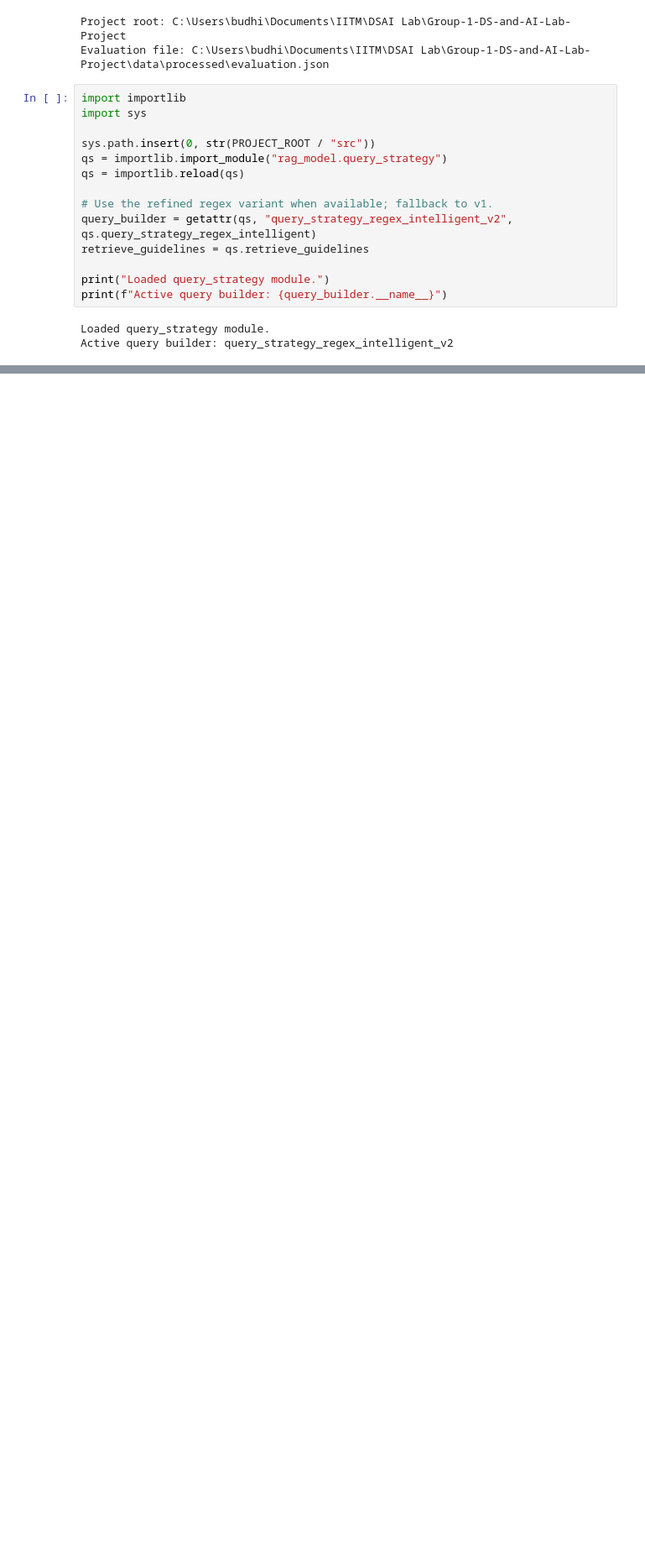
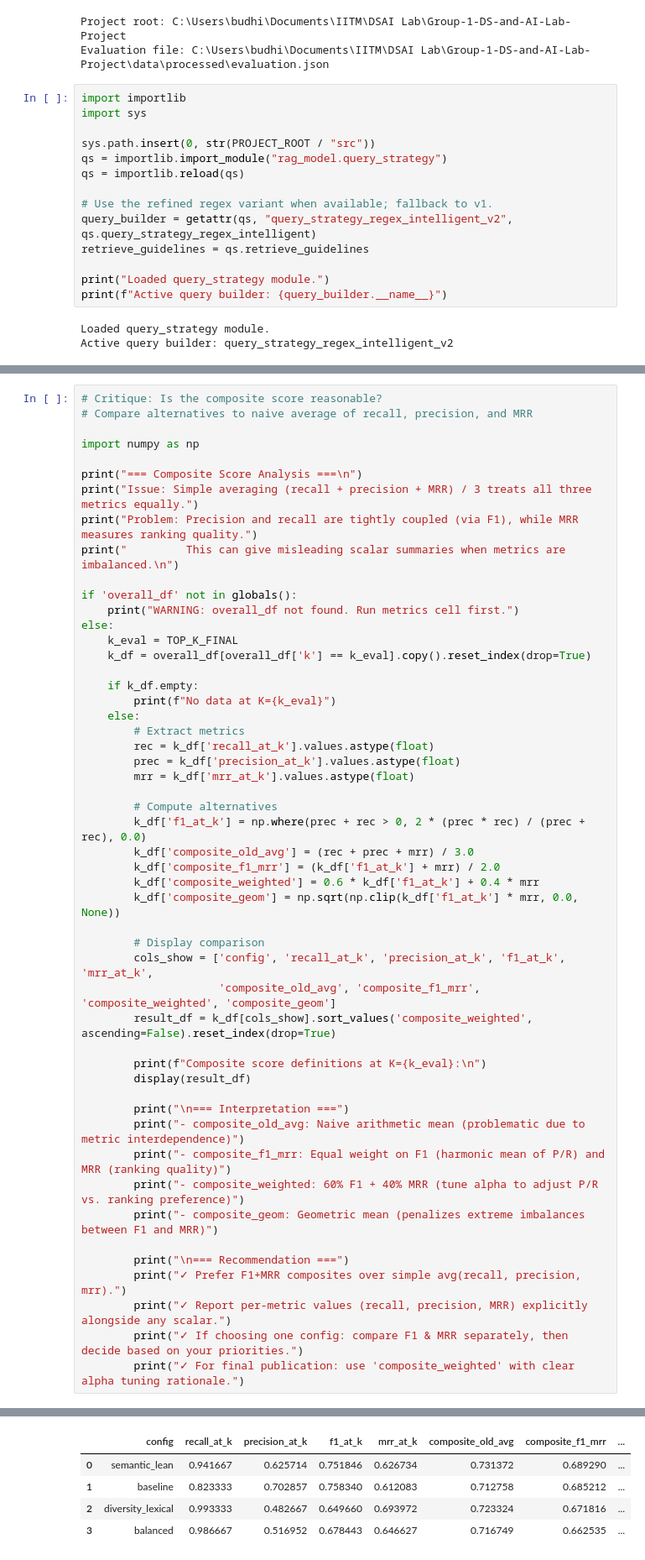
Before and after one commit to budhilnigam/Group-1-DS-and-AI-Lab-Project, a Jupyter notebook: notebooks/reranking_simple_comparison.ipynb, the cells around one changed output, grey strips where cells are left out. Shown at 84% size. Saved outputs shown, nothing was run; the diff lists cells and outputs as text; blank space fills up the shorter version.

```diff
--- a/notebooks/reranking_simple_comparison.ipynb
+++ b/notebooks/reranking_simple_comparison.ipynb
@@ -354,0 +705,52 @@ Saved outputs to: C:\Users\budhi\Documents\IITM\DSAI Lab\Group-1-DS-and-AI-Lab-P
+# %%
+# Critique: Is the composite score reasonable?
+# Compare alternatives to naive average of recall, precision, and MRR
+
+import numpy as np
+
+print("=== Composite Score Analysis ===\n")
+print("Issue: Simple averaging (recall + precision + MRR) / 3 treats all three metrics equally.")
+print("Problem: Precision and recall are tightly coupled (via F1), while MRR measures ranking quality.")
+print("         This can give misleading scalar summaries when metrics are imbalanced.\n")
+
+if 'overall_df' not in globals():
+    print("WARNING: overall_df not found. Run metrics cell first.")
+else:
+    k_eval = TOP_K_FINAL
+    k_df = overall_df[overall_df['k'] == k_eval].copy().reset_index(drop=True)
+
+    if k_df.empty:
+        print(f"No data at K={k_eval}")
+    else:
+        # Extract metrics
+        rec = k_df['recall_at_k'].values.astype(float)
+        prec = k_df['precision_at_k'].values.astype(float)
+        mrr = k_df['mrr_at_k'].values.astype(float)
+
+        # Compute alternatives
+        k_df['f1_at_k'] = np.where(prec + rec > 0, 2 * (prec * rec) / (prec + rec), 0.0)
+        k_df['composite_old_avg'] = (rec + prec + mrr) / 3.0
+        k_df['composite_f1_mrr'] = (k_df['f1_at_k'] + mrr) / 2.0
+        k_df['composite_weighted'] = 0.6 * k_df['f1_at_k'] + 0.4 * mrr
+        k_df['composite_geom'] = np.sqrt(np.clip(k_df['f1_at_k'] * mrr, 0.0, None))
+
+        # Display comparison
+        cols_show = ['config', 'recall_at_k', 'precision_at_k', 'f1_at_k', 'mrr_at_k',
+                     'composite_old_avg', 'composite_f1_mrr', 'composite_weighted', 'composite_geom']
+        result_df = k_df[cols_show].sort_values('composite_weighted', ascending=False).reset_index(drop=True)
+
+        print(f"Composite score definitions at K={k_eval}:\n")
+        display(result_df)
+
+        print("\n=== Interpretation ===")
+        print("- composite_old_avg: Naive arithmetic mean (problematic due to metric interdependence)")
+        print("- composite_f1_mrr: Equal weight on F1 (harmonic mean of P/R) and MRR (ranking quality)")
+        print("- composite_weighted: 60% F1 + 40% MRR (tune alpha to adjust P/R vs. ranking preference)")
+        print("- composite_geom: Geometric mean (penalizes extreme imbalances between F1 and MRR)")
+
+        print("\n=== Recommendation ===")
+        print("✓ Prefer F1+MRR composites over simple avg(recall, precision, mrr).")
+        print("✓ Report per-metric values (recall, precision, MRR) explicitly alongside any scalar.")
+        print("✓ If choosing one config: compare F1 & MRR separately, then decide based on your priorities.")
+        print("✓ For final publication: use 'composite_weighted' with clear alpha tuning rationale.")
+# %% [output]
@@ -354,0 +764,5 @@ Saved outputs to: C:\Users\budhi\Documents\IITM\DSAI Lab\Group-1-DS-and-AI-Lab-P
+|  | config | recall_at_k | precision_at_k | f1_at_k | mrr_at_k | composite_old_avg | composite_f1_mrr | ... |
+| 0 | semantic_lean | 0.941667 | 0.625714 | 0.751846 | 0.626734 | 0.731372 | 0.689290 | ... |
+| 1 | baseline | 0.823333 | 0.702857 | 0.758340 | 0.612083 | 0.712758 | 0.685212 | ... |
+| 2 | diversity_lexical | 0.993333 | 0.482667 | 0.649660 | 0.693972 | 0.723324 | 0.671816 | ... |
+| 3 | balanced | 0.986667 | 0.516952 | 0.678443 | 0.646627 | 0.716749 | 0.662535 | ... |
```
Also changed, not shown: parts of 11 cells of this notebook, 36 other files.
